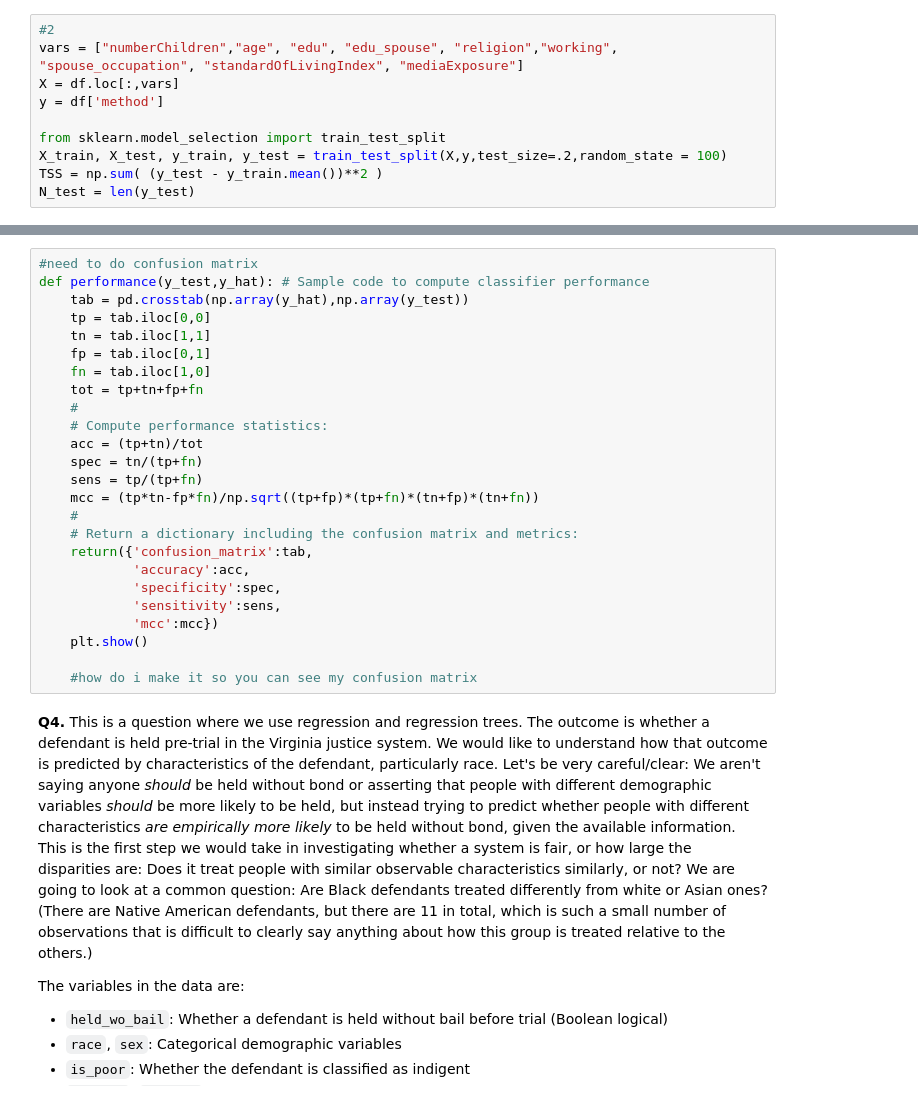
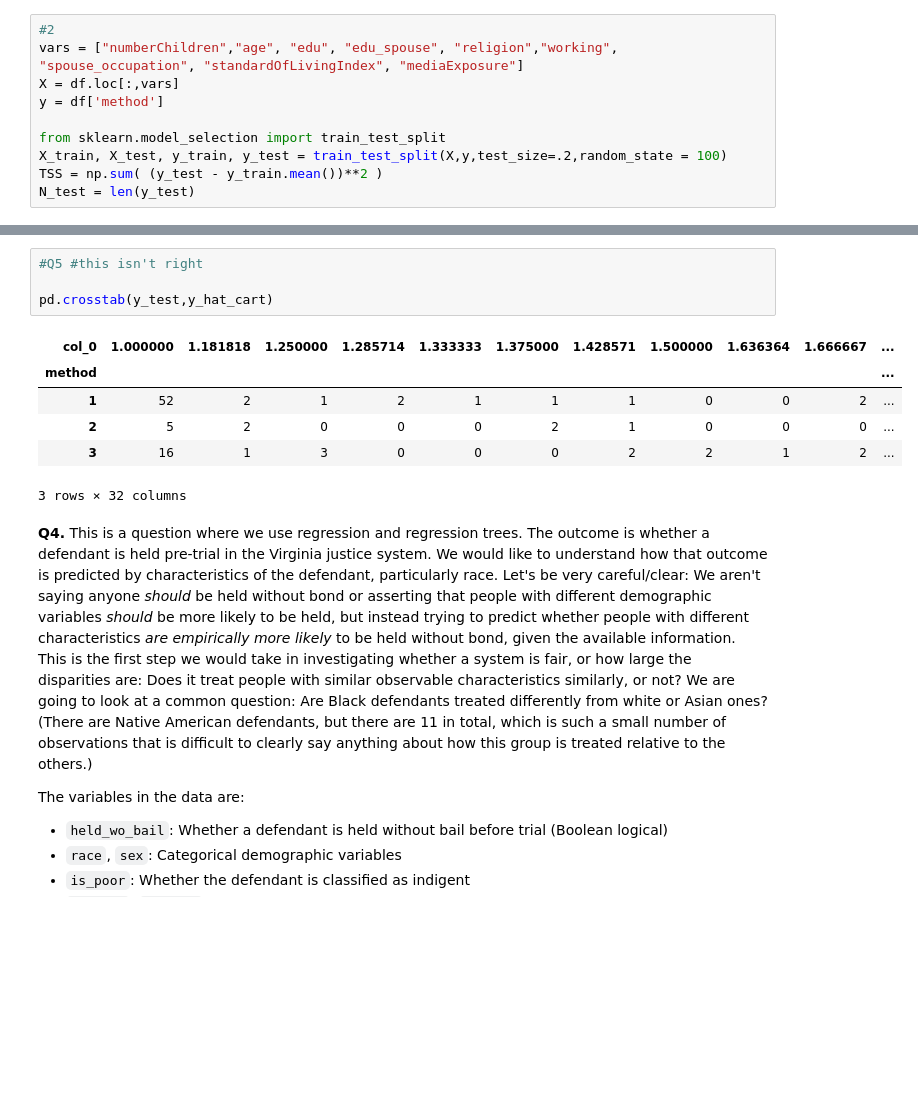
Before and after one commit to ToriStoner/assignment4, a Jupyter notebook: assignment4.ipynb, the cells around one changed output, grey strips where cells are left out. Saved outputs shown, nothing was run; the diff lists cells and outputs as text; blank space fills up the shorter version.

```diff
--- a/assignment4.ipynb
+++ b/assignment4.ipynb
@@ -280,28 +272,14 @@ plt.show()
 # %%
-#need to do confusion matrix
-def performance(y_test,y_hat): # Sample code to compute classifier performance
-    tab = pd.crosstab(np.array(y_hat),np.array(y_test))
-    tp = tab.iloc[0,0]
-    tn = tab.iloc[1,1]
-    fp = tab.iloc[0,1]
-    fn = tab.iloc[1,0]
-    tot = tp+tn+fp+fn
-    #
-    # Compute performance statistics:
-    acc = (tp+tn)/tot
-    spec = tn/(tp+fn)
-    sens = tp/(tp+fn)
-    mcc = (tp*tn-fp*fn)/np.sqrt((tp+fp)*(tp+fn)*(tn+fp)*(tn+fn))
-    #
-    # Return a dictionary including the confusion matrix and metrics:
-    return({'confusion_matrix':tab,
-            'accuracy':acc,
-            'specificity':spec,
-            'sensitivity':sens,
-            'mcc':mcc})
-    plt.show()
+#Q5 #this isn't right
 
-    #how do i make it so you can see my confusion matrix
+pd.crosstab(y_test,y_hat_cart)
+# %% [output]
+| col_0 | 1.000000 | 1.181818 | 1.250000 | 1.285714 | 1.333333 | 1.375000 | 1.428571 | 1.500000 | 1.636364 | 1.666667 | ... |
+| method |  |  |  |  |  |  |  |  |  |  | ... |
+| 1 | 52 | 2 | 1 | 2 | 1 | 1 | 1 | 0 | 0 | 2 | ... |
+| 2 | 5 | 2 | 0 | 0 | 0 | 2 | 1 | 0 | 0 | 0 | ... |
+| 3 | 16 | 1 | 3 | 0 | 0 | 0 | 2 | 2 | 1 | 2 | ... |
+3 rows × 32 columns
 # %% [markdown]
 **Q4.** This is a question where we use regression and regression trees. The outcome is whether a defendant is held pre-trial in the Virginia justice system. We would like to understand how that outcome is predicted by characteristics of the defendant, particularly race. Let's be very careful/clear: We aren't saying anyone *should* be held without bond or asserting that people with different demographic variables *should* be more likely to be held, but instead trying to predict whether people with different characteristics *are empirically more likely* to be held without bond, given the available information. This is the first step we would take in investigating whether a system is fair, or how large the disparities are: Does it treat people with similar observable characteristics similarly, or not? We are going to look at a common question: Are Black defendants treated differently from white or Asian ones? (There are Native American defendants, but there are 11 in total, which is such a small number of observations that is difficult to clearly say anything about how this group is treated relative to the others.)
 
```
Also changed, not shown: parts of 4 cells of this notebook.
